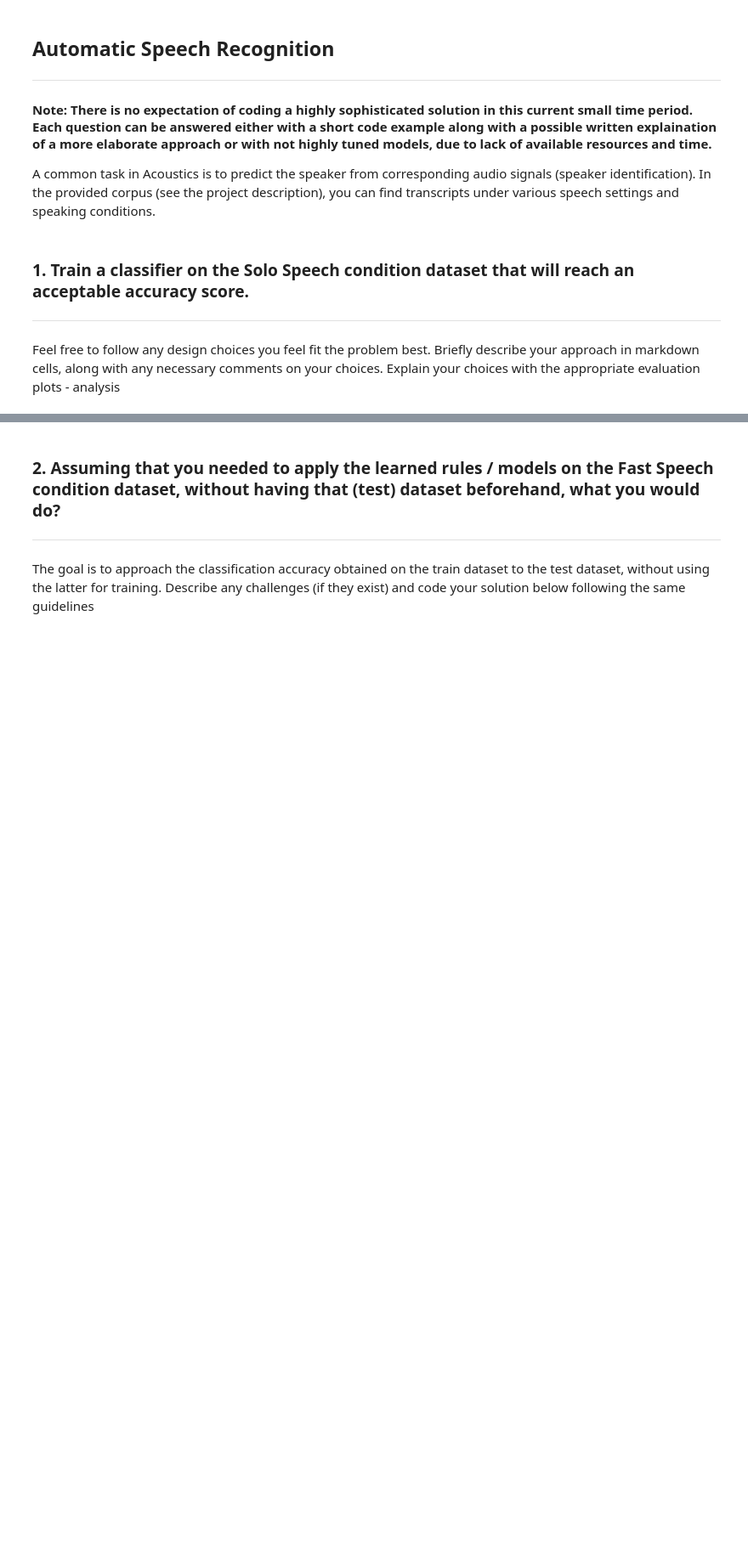
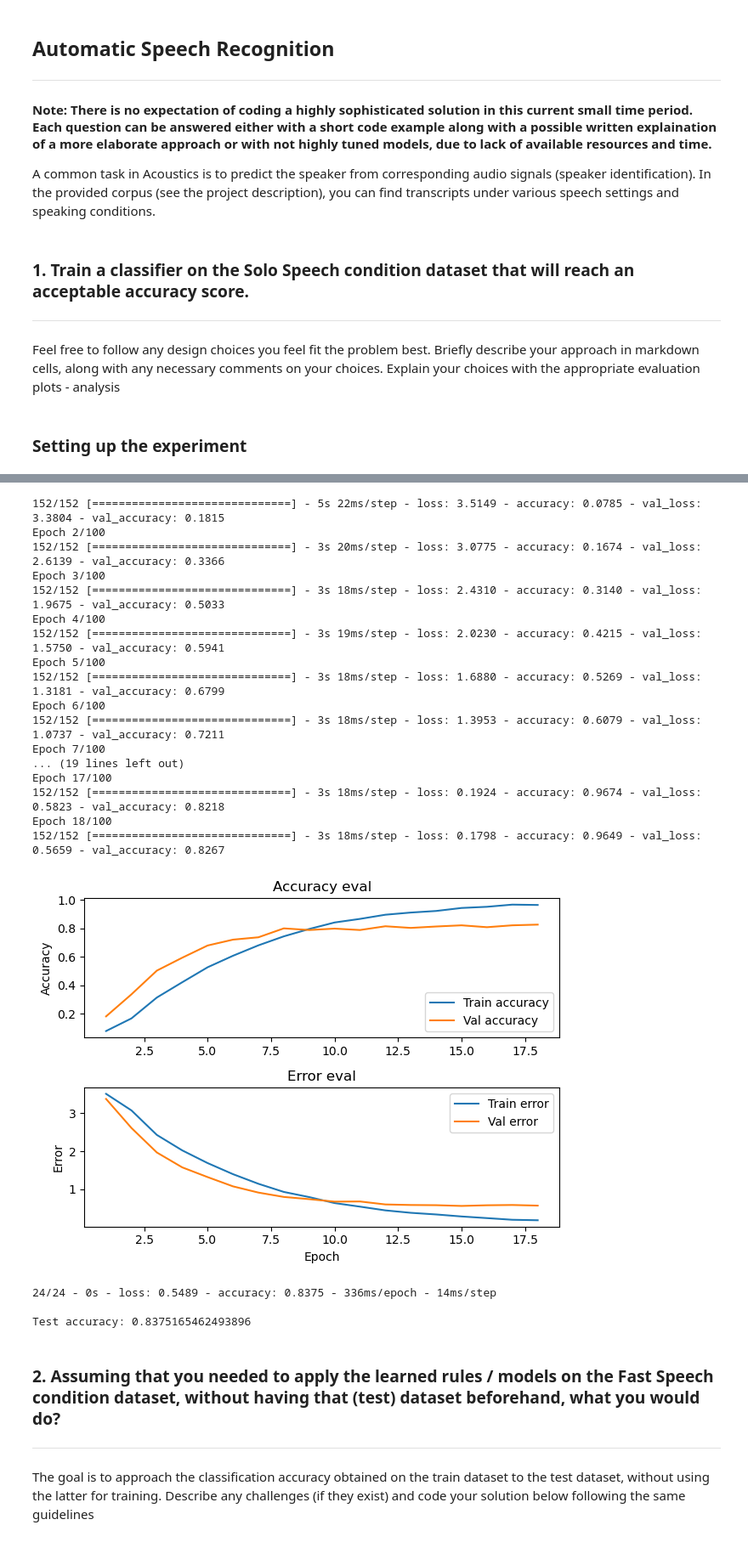
Before and after one commit to iliaskior/automatic-speech-recognition, a Jupyter notebook: assignment.ipynb, the cells around one changed output, grey strips where cells are left out. Shown at 85% size. Cells and saved outputs as stored; diff of their text form; code cells hidden in the pictures; blank space fills up the shorter version.

Commit message:
build lstm model and setup the experiment

```diff
--- a/assignment.ipynb
+++ b/assignment.ipynb
@@ -28,6 +34,8 @@ Feel free to follow any design choices you feel fit the problem best. Briefly de
 ROOT_PATH = Path.cwd()
 ROOT_DATASET_PATH = ROOT_PATH.joinpath('dataset')
 SOLO_DATASET_PATH = ROOT_DATASET_PATH.joinpath('data').joinpath('solo')
+TRAIN_FEATURES_EXPORT_PATH = ROOT_DATASET_PATH.joinpath('train_ftrs.pickle')
+OUTPUT_PATH = ROOT_PATH.joinpath('output')
 # %%
 #Create a list which contains all the audio files' paths in solo dataset
 audiofiles = list((SOLO_DATASET_PATH).glob('**/*.wav'))
@@ -86 +92,58 @@ with open(FEATURES_EXPORT_PATH, 'wb') as f:
     pickle.dump(feature_set, f)
+# %%
+# Prepare dataset for give it as input to DNN
+
+def prepare_dataset(X, y, test_size=0.2, validation_size=0.2):
+    """Creates train, validation and test sets.
+    """
+
+    # create train, validation, test split
+    X_train, X_test, y_train, y_test = train_test_split(X, y, test_size=test_size)
+    X_train, X_validation, y_train, y_validation = train_test_split(X_train, y_train, test_size=validation_size)
+
+
+    return X_train, y_train, X_validation, y_validation, X_test, y_test
+# %% [markdown]
+### Setting up the experiment
+# %%
+#Load the extracted feature set for the SOLO dataset
+X, y = load_data(data_path = TRAIN_FEATURES_EXPORT_PATH)
+
+#Label encoding
+le = LabelEncoder()
+y_enc = le.fit_transform(y)
+
+#Split the dataset in train, val, test sets
+X_train, y_train, X_val, y_val, X_test, y_test = prepare_dataset(X, y_enc)
+
+#Calculate the class weights (not totally necessary, the dataset is balanced in general)
+class_weights = compute_class_weight(
+                                        class_weight = "balanced",
+                                        classes = np.unique(y_train),
+                                        y = y_train
+                                    )
+class_weights = dict(zip(np.unique(y_train), class_weights))
+
+# Create the deep neural network
+input_shape = (X_train.shape[1], X_train.shape[2]) # timesteps=16, features=39
+n_classes = len(list(le.classes_))
+model = build_model(input_shape, n_classes)
+
+# Train model using earling stopping as we have a validation set
+callback = EarlyStopping(monitor='val_loss', mode='min', patience=3)
+history = model.fit(
+    X_train, y_train,
+    validation_data=(X_val, y_val),
+    batch_size=16,
+    epochs=100,
+    class_weight=class_weights,
+    callbacks=[callback]
+)
+
+# plot accuracy/error for training and validation
+plot_history(history, fullpath=OUTPUT_PATH.joinpath('train_history.jpg'))
+
+# evaluate model on test set
+test_loss, test_acc = model.evaluate(X_test, y_test, verbose=2)
+print('\nTest accuracy:', test_acc)
+# %% [output]
@@ -86,0 +186,21 @@ with open(FEATURES_EXPORT_PATH, 'wb') as f:
+152/152 [==============================] - 5s 22ms/step - loss: 3.5149 - accuracy: 0.0785 - val_loss: 3.3804 - val_accuracy: 0.1815
+Epoch 2/100
+152/152 [==============================] - 3s 20ms/step - loss: 3.0775 - accuracy: 0.1674 - val_loss: 2.6139 - val_accuracy: 0.3366
+Epoch 3/100
+152/152 [==============================] - 3s 18ms/step - loss: 2.4310 - accuracy: 0.3140 - val_loss: 1.9675 - val_accuracy: 0.5033
+Epoch 4/100
+152/152 [==============================] - 3s 19ms/step - loss: 2.0230 - accuracy: 0.4215 - val_loss: 1.5750 - val_accuracy: 0.5941
+Epoch 5/100
+152/152 [==============================] - 3s 18ms/step - loss: 1.6880 - accuracy: 0.5269 - val_loss: 1.3181 - val_accuracy: 0.6799
+Epoch 6/100
+152/152 [==============================] - 3s 18ms/step - loss: 1.3953 - accuracy: 0.6079 - val_loss: 1.0737 - val_accuracy: 0.7211
+Epoch 7/100
+... (19 lines left out)
+Epoch 17/100
+152/152 [==============================] - 3s 18ms/step - loss: 0.1924 - accuracy: 0.9674 - val_loss: 0.5823 - val_accuracy: 0.8218
+Epoch 18/100
+152/152 [==============================] - 3s 18ms/step - loss: 0.1798 - accuracy: 0.9649 - val_loss: 0.5659 - val_accuracy: 0.8267
+[figure, added]
+24/24 - 0s - loss: 0.5489 - accuracy: 0.8375 - 336ms/epoch - 14ms/step
+
+Test accuracy: 0.8375165462493896
```
Also changed, not shown: parts of 7 cells of this notebook, 3 other files.
